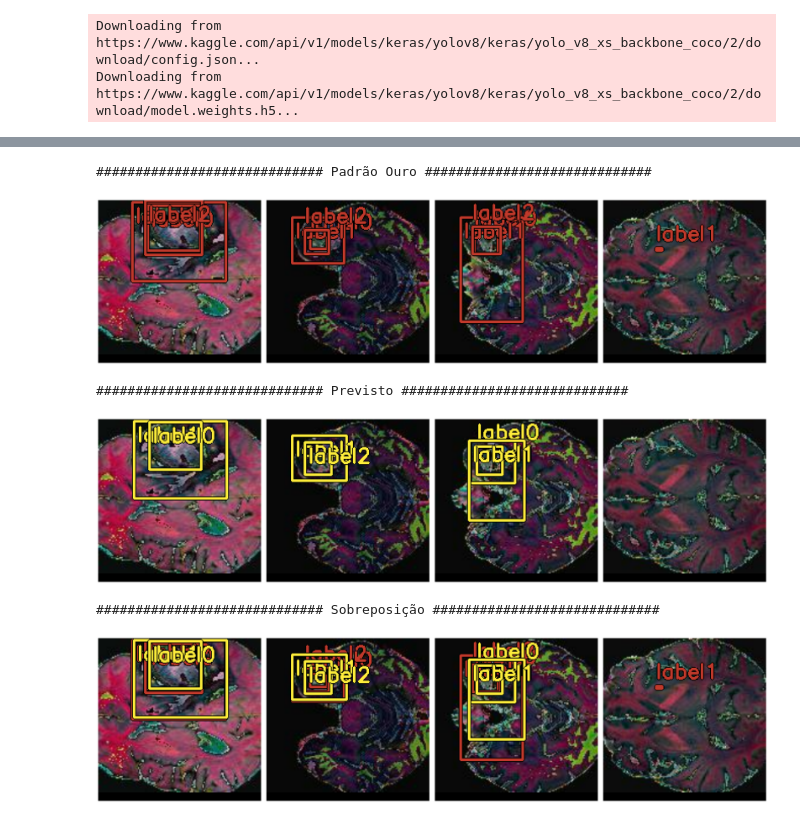
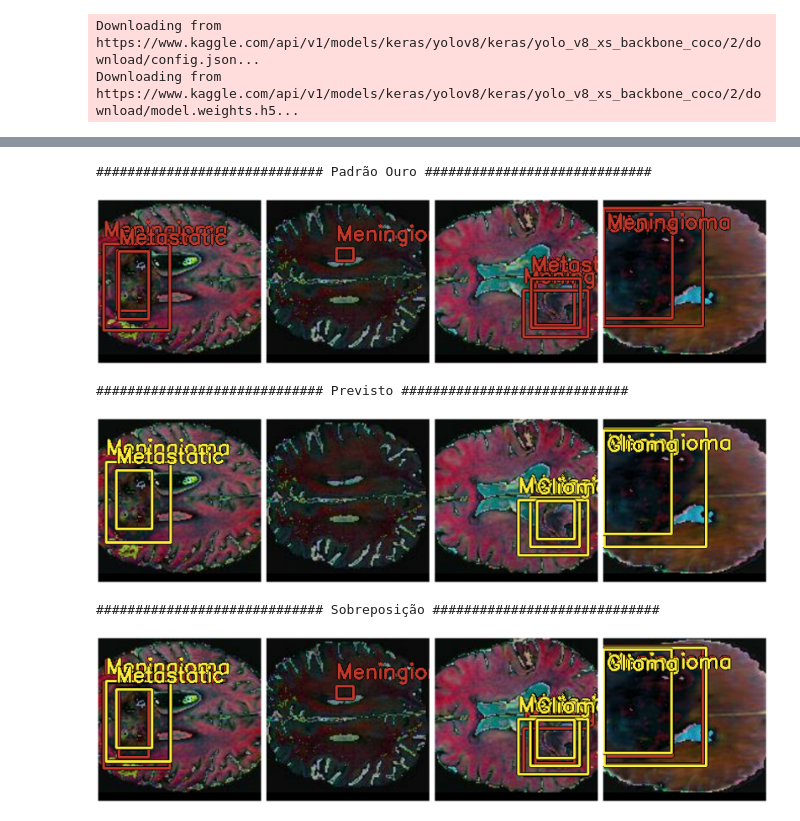
Before and after one commit to juliorodrigues07/tumour_detection, a Jupyter notebook: notebooks/brain_tumor_detection_w_keras_yolo_v8.ipynb, the cells around one changed output, grey strips where cells are left out. Saved outputs shown, nothing was run; the diff lists cells and outputs as text; code cells hidden in the pictures.

```diff
--- a/notebooks/brain_tumor_detection_w_keras_yolo_v8.ipynb
+++ b/notebooks/brain_tumor_detection_w_keras_yolo_v8.ipynb
@@ -71,0 +64,4 @@ Using TensorFlow backend
+# %%
+class_ids = ['Glioma', 'Meningioma', 'Metastatic']
+class_mapping = dict(zip(range(len(class_ids)), class_ids))
+class_mapping
@@ -552,16 +582,18 @@ y_pred = keras_cv.bounding_box.to_ragged(y_pred)
 # %%
-def visualize_predict_detections(images, y_true, y_pred, cols, rows, bounding_box_format):
+def visualize_predict_detections(images, y_true, y_pred, cols: int, rows: int,
+                                 bounding_box_format: str) -> None:
+
     print("############################# Padrão Ouro #############################")
-    keras_cv.visualization.plot_bounding_box_gallery(
+    plot_bounding_box_gallery(
         images,
         value_range=(0, 255),
         bounding_box_format=bounding_box_format,
         y_true=y_true,
-        true_color = (192, 57, 43),
-        scale = 8,
-        font_scale = 0.8,
+        true_color=(192, 57, 43),
+        scale=8,
+        font_scale=0.8,
         line_thickness=2,
-        dpi = 100,
+        dpi=100,
         rows=rows,
         cols=cols,
         show=True,
@@ -569,16 +601,16 @@ def visualize_predict_detections(images, y_true, y_pred, cols, rows, bounding_bo
     )
 
     print("############################# Previsto #############################")
-    keras_cv.visualization.plot_bounding_box_gallery(
+    plot_bounding_box_gallery(
         images,
         value_range=(0, 255),
         bounding_box_format=bounding_box_format,
         y_pred=y_pred,
         pred_color=(255, 235, 59),
-        scale = 8,
-        font_scale = 0.8,
+        scale=8,
+        font_scale=0.8,
         line_thickness=2,
-        dpi = 100,
+        dpi=100,
         rows=rows,
         cols=cols,
         show=True,
@@ -586,25 +618,27 @@ def visualize_predict_detections(images, y_true, y_pred, cols, rows, bounding_bo
     )
 
     print("############################# Sobreposição #############################")
-    keras_cv.visualization.plot_bounding_box_gallery(
+    plot_bounding_box_gallery(
         images,
         value_range=(0, 255),
         bounding_box_format=bounding_box_format,
         y_true=y_true,
         y_pred=y_pred,
-        true_color = (192, 57, 43),
+        true_color=(192, 57, 43),
         pred_color=(255, 235, 59),
-        scale = 8,
-        font_scale = 0.8,
+        scale=8,
+        font_scale=0.8,
         line_thickness=2,
-        dpi = 100,
+        dpi=100,
         rows=rows,
         cols=cols,
         show=True,
         class_mapping=class_mapping,
     )
 
-def preview_labels(y_set, idx):
+
+def preview_labels(y_set, idx) -> dict:
+
     classes = tf.gather(y_set['classes'], idx)
     boxes = tf.gather(y_set['boxes'], idx)
 
@@ -612,19 +646,20 @@ def preview_labels(y_set, idx):
 # %%
 inicio = 10
 fim = 20
 rows = 1
 cols = 4
 idx = tf.constant(range(inicio, fim))
 
 preview_images = tf.gather(images, idx)
 preview_y_true = preview_labels(y_true, idx)
 preview_y_pred = preview_labels(y_pred, idx)
 
-visualize_predict_detections(preview_images, preview_y_true, preview_y_pred, cols, rows, bounding_box_format="xyxy")
+visualize_predict_detections(preview_images, preview_y_true, preview_y_pred,
+                             cols, rows, bounding_box_format=BBOX_FORMAT)
 # %% [output]
 ############################# Padrão Ouro #############################
-[figure, old version]
+[figure, new version]
 ############################# Previsto #############################
-[figure, old version]
+[figure, new version]
 ############################# Sobreposição #############################
-[figure, old version]
+[figure, new version]
```
Also changed, not shown: parts of 56 cells of this notebook.
